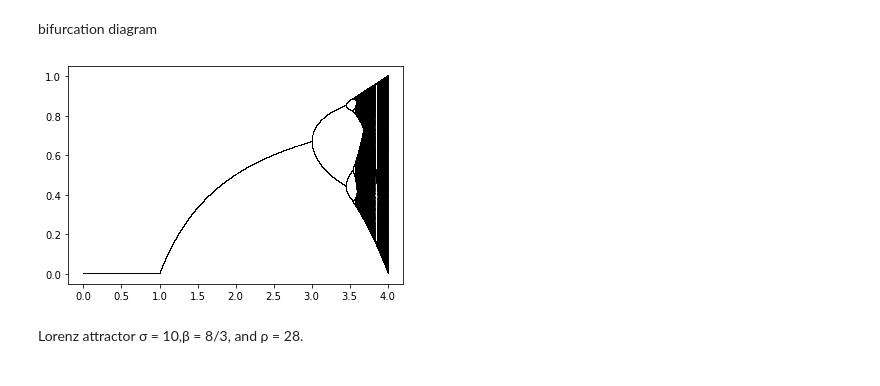
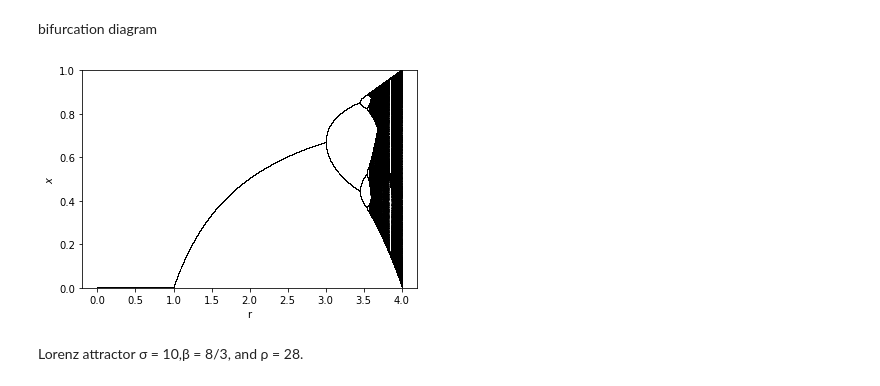
Before and after one commit to Linnore/MLCMS-EX3-GroupK, a Jupyter notebook: task4.ipynb, the cells around one changed output. Saved outputs shown, nothing was run; the diff lists cells and outputs as text; code cells hidden in the pictures.

```diff
--- a/task4.ipynb
+++ b/task4.ipynb
@@ -52,18 +52,21 @@ bifurcation diagram
 # %%
 def LogisticMap():
     r = np.arange(0, 4, 0.0001)
     x = 0.2
     iters = 1000
     last = 100
     for i in tqdm(range(iters+last)):
         x = r * x * (1 - x)
         if i >= iters:
             plt.plot(r, x, ',k', alpha=0.25)
+    plt.xlabel("r")
+    plt.ylabel("$x$")
+    plt.ylim((0,1))
     plt.show()
 
 LogisticMap()
 # %% [output]
-[figure, old version]
+[figure, new version]
 # %% [markdown]
 Lorenz attractor σ = 10,β = 8/3, and ρ = 28.
 # %%
```
Also changed, not shown: parts of 15 cells of this notebook.
